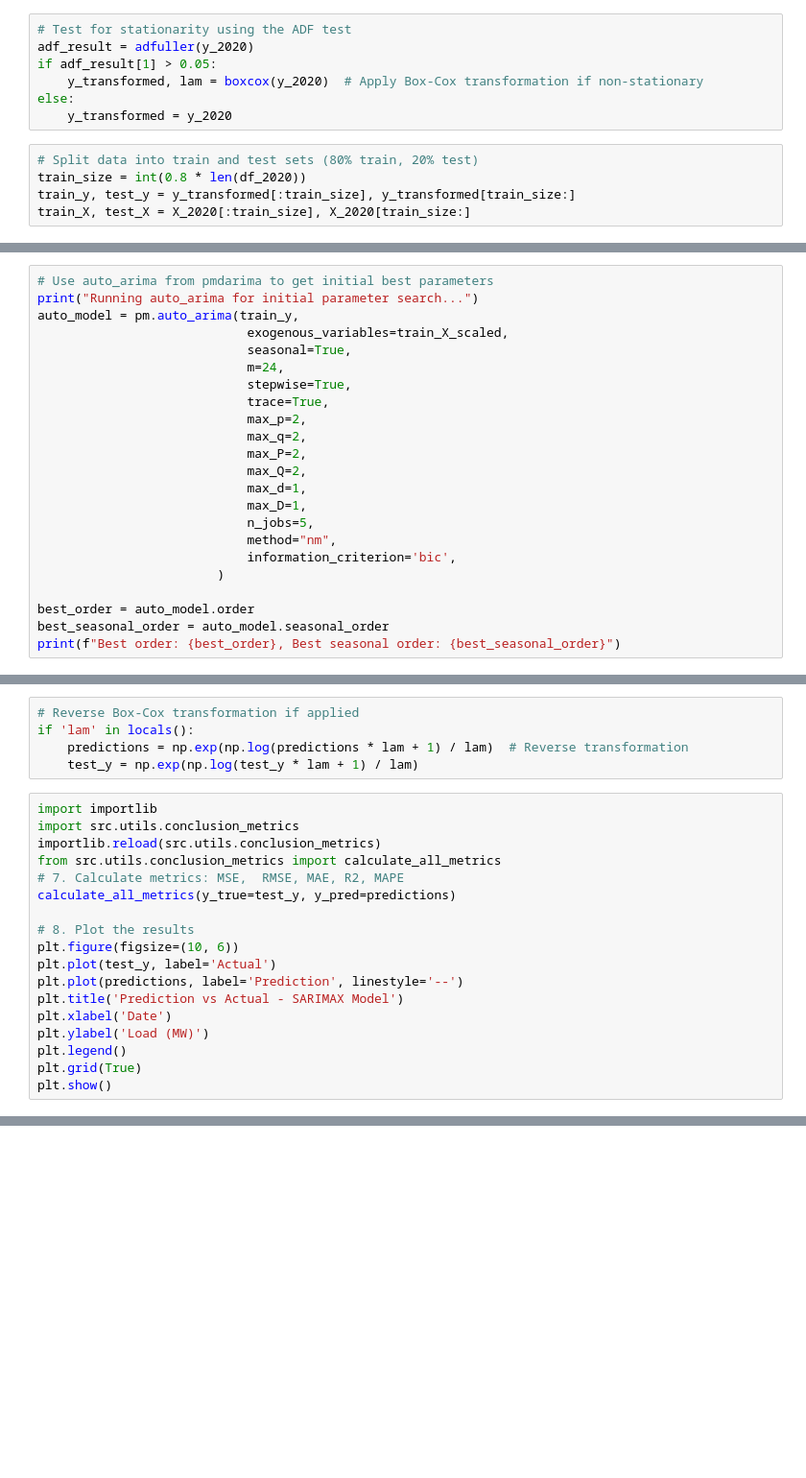
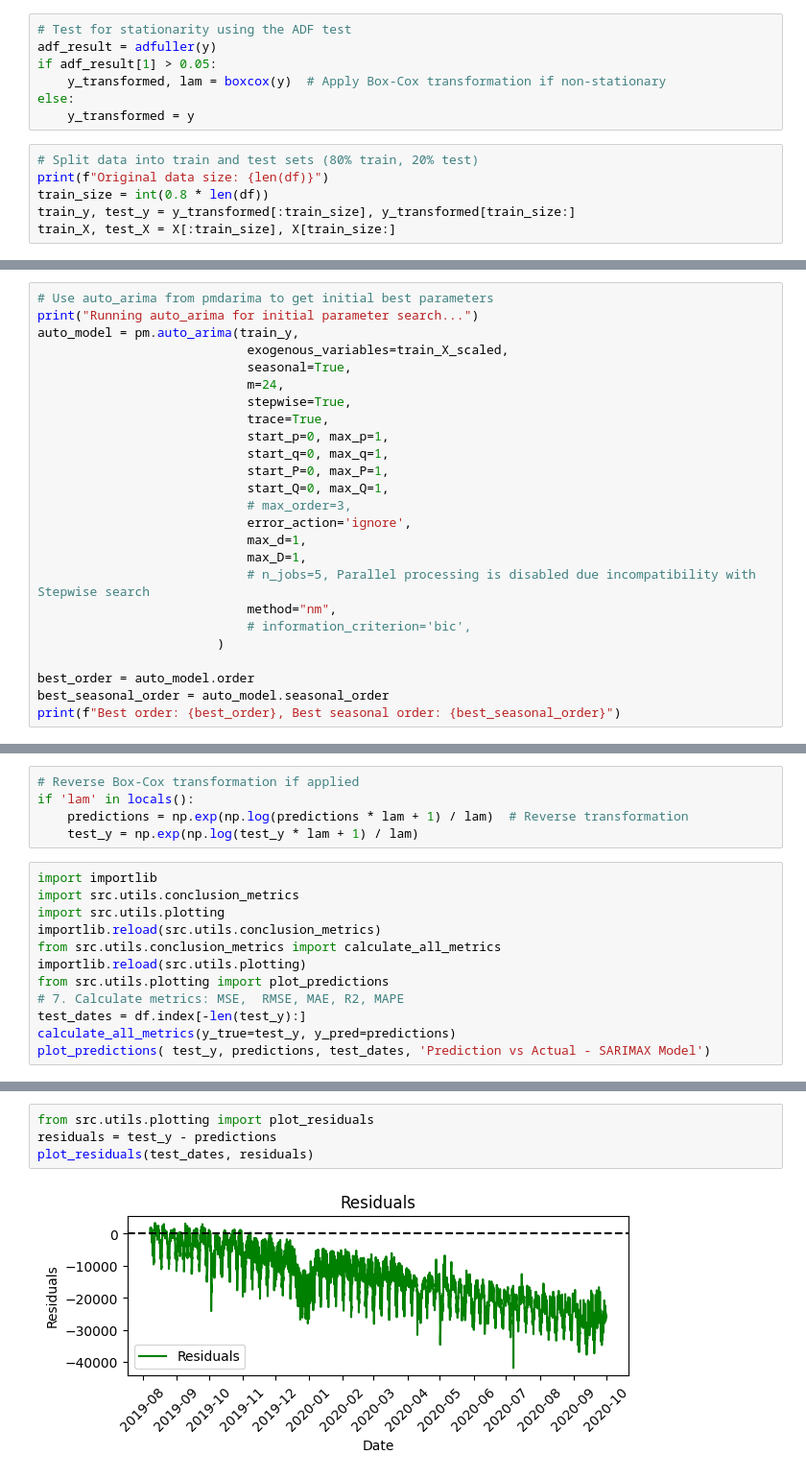
Before and after one commit to spectrox0/master-tfm, a Jupyter notebook: src/notebooks/arima_model/arima_model.ipynb, the cells around one changed output, grey strips where cells are left out. Shown: that part at 96% size. Drawn from its saved outputs; the diff is of its cells as text; blank space fills up the shorter version.

```diff
--- a/src/notebooks/arima_model/arima_model.ipynb
+++ b/src/notebooks/arima_model/arima_model.ipynb
@@ -110,12 +108,13 @@ Size of 2020 data: 6576 rows
 # %%
 # Test for stationarity using the ADF test
-adf_result = adfuller(y_2020)
+adf_result = adfuller(y)
 if adf_result[1] > 0.05:
-    y_transformed, lam = boxcox(y_2020)  # Apply Box-Cox transformation if non-stationary
+    y_transformed, lam = boxcox(y)  # Apply Box-Cox transformation if non-stationary
 else:
-    y_transformed = y_2020
+    y_transformed = y
 # %%
 # Split data into train and test sets (80% train, 20% test)
-train_size = int(0.8 * len(df_2020))
+print(f"Original data size: {len(df)}")
+train_size = int(0.8 * len(df))
 train_y, test_y = y_transformed[:train_size], y_transformed[train_size:]
-train_X, test_X = X_2020[:train_size], X_2020[train_size:]
+train_X, test_X = X[:train_size], X[train_size:]
@@ -132,15 +136,17 @@ auto_model = pm.auto_arima(train_y,
                             m=24,
                             stepwise=True,
                             trace=True,
-                            max_p=2,
-                            max_q=2,
-                            max_P=2,
-                            max_Q=2,
+                            start_p=0, max_p=1,
+                            start_q=0, max_q=1,
+                            start_P=0, max_P=1,
+                            start_Q=0, max_Q=1,
+                            # max_order=3,
+                            error_action='ignore',
                             max_d=1,
                             max_D=1,
-                            n_jobs=5,
+                            # n_jobs=5, Parallel processing is disabled due incompatibility with Stepwise search
                             method="nm",
-                            information_criterion='bic',
+                            # information_criterion='bic',
                         )
 
 best_order = auto_model.order
@@ -203,19 +207,13 @@ if 'lam' in locals():
 # %%
 import importlib
 import src.utils.conclusion_metrics
+import src.utils.plotting
 importlib.reload(src.utils.conclusion_metrics)
 from src.utils.conclusion_metrics import calculate_all_metrics
+importlib.reload(src.utils.plotting)
+from src.utils.plotting import plot_predictions
 # 7. Calculate metrics: MSE,  RMSE, MAE, R2, MAPE
+test_dates = df.index[-len(test_y):]
 calculate_all_metrics(y_true=test_y, y_pred=predictions)
-
-# 8. Plot the results
-plt.figure(figsize=(10, 6))
-plt.plot(test_y, label='Actual')
-plt.plot(predictions, label='Prediction', linestyle='--')
-plt.title('Prediction vs Actual - SARIMAX Model')
-plt.xlabel('Date')
-plt.ylabel('Load (MW)')
-plt.legend()
-plt.grid(True)
-plt.show()
+plot_predictions( test_y, predictions, test_dates, 'Prediction vs Actual - SARIMAX Model')
 # %% [output]
@@ -228,0 +221,6 @@ Accuracy: 47.41641337386018% with a tolerance of 5%
+# %%
+from src.utils.plotting import plot_residuals
+residuals = test_y - predictions
+plot_residuals(test_dates, residuals)
+# %% [output]
+[figure, added]
```
Also changed, not shown: parts of 8 cells of this notebook, 3 other files.
